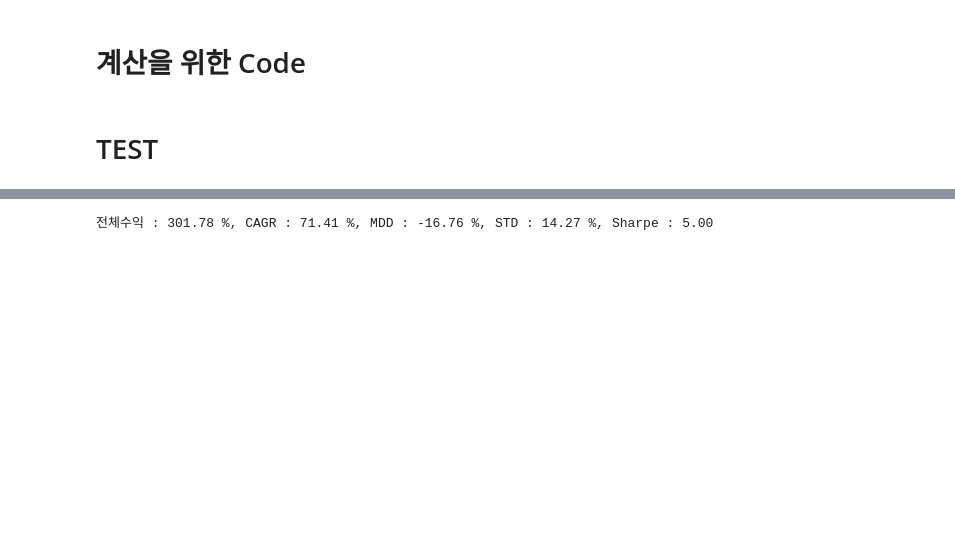
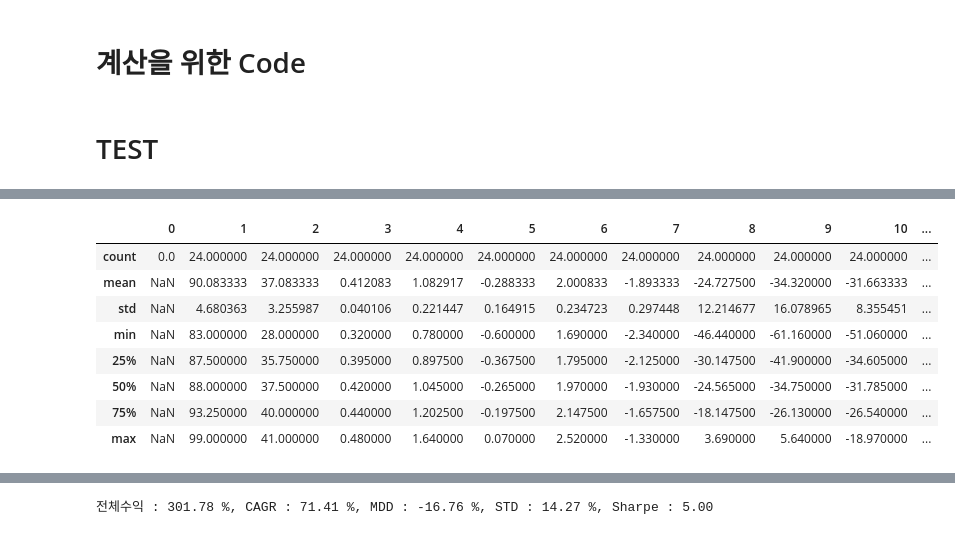
Before and after one commit to malkovich0/trading1, a Jupyter notebook: Backtest/Volatility Breakout.ipynb, the cells around one changed output, grey strips where cells are left out. Drawn from its saved outputs; the diff is of its cells as text; code cells hidden in the pictures; blank space fills up the shorter version.

```diff
--- a/Backtest/Volatility Breakout.ipynb
+++ b/Backtest/Volatility Breakout.ipynb
@@ -596,6 +600,3 @@ class Strategy_Volatility(Strategy):
         return self.data_raw[['strategy_return','return','buy_entry','buy_exit']]
 # %% [markdown]
 # TEST
-# %%
-data_raw = data_raw.reset_index(drop=True)
-data_raw.index = data_raw.date
@@ -620,0 +607,28 @@ tickers = pyupbit.get_tickers(fiat="KRW")
+# %%
+date_start1 = datetime(2017,10,1)
+date_start2 = datetime(2022,1,1)
+date_end1 = datetime(2021,12,31)
+date_end2 = datetime(2022,8,31)
+coin_code = 'KRW-BTC'
+# start_time = 9
+test=[]
+for date_start, date_end in [(date_start1, date_end2), (date_start1, date_end1), (date_start2, date_end2)]:
+    case2.delete_log_result()
+    for start_time in range(24):
+        data_raw = define_data(date_start-relativedelta(days=10),date_end,coin_code,time_start=start_time,timeframe='hourly')
+
+        case2 = Backtest(data_raw, Strategy_Volatility, strategy_list=[f'stoploss, 1, 1, {start_time}'])
+        case2.trading_fee = 0.1
+        case2.cal_strategy()
+    #     case2.test_result['strategy_return'] = case2.test_result['return']
+    #     case2.test_result['buy_entry'] = 1
+    #     case2.test_result['buy_exit'] = 1
+        case2.test_result = case2.test_result.loc[date_start:date_end]
+        case2.cal_result()
+        case2.analyze_result_cont()
+        case2.analyze_result_ind()
+        case2.add_log_result()
+    test.append(dict_log_result)
+    _return_log_result()
+#         print(case2.analyze_result_cont())
+#         print(case2.analyze_result_ind())
@@ -620,0 +654,12 @@ tickers = pyupbit.get_tickers(fiat="KRW")
+# %%
+pd.DataFrame(test[2]).T.describe()
+# %% [output]
+|  | 0 | 1 | 2 | 3 | 4 | 5 | 6 | 7 | 8 | 9 | 10 | ... |
+| count | 0.0 | 24.000000 | 24.000000 | 24.000000 | 24.000000 | 24.000000 | 24.000000 | 24.000000 | 24.000000 | 24.000000 | 24.000000 | ... |
+| mean | NaN | 90.083333 | 37.083333 | 0.412083 | 1.082917 | -0.288333 | 2.000833 | -1.893333 | -24.727500 | -34.320000 | -31.663333 | ... |
+| std | NaN | 4.680363 | 3.255987 | 0.040106 | 0.221447 | 0.164915 | 0.234723 | 0.297448 | 12.214677 | 16.078965 | 8.355451 | ... |
+| min | NaN | 83.000000 | 28.000000 | 0.320000 | 0.780000 | -0.600000 | 1.690000 | -2.340000 | -46.440000 | -61.160000 | -51.060000 | ... |
+| 25% | NaN | 87.500000 | 35.750000 | 0.395000 | 0.897500 | -0.367500 | 1.795000 | -2.125000 | -30.147500 | -41.900000 | -34.605000 | ... |
+| 50% | NaN | 88.000000 | 37.500000 | 0.420000 | 1.045000 | -0.265000 | 1.970000 | -1.930000 | -24.565000 | -34.750000 | -31.785000 | ... |
+| 75% | NaN | 93.250000 | 40.000000 | 0.440000 | 1.202500 | -0.197500 | 2.147500 | -1.657500 | -18.147500 | -26.130000 | -26.540000 | ... |
+| max | NaN | 99.000000 | 41.000000 | 0.480000 | 1.640000 | 0.070000 | 2.520000 | -1.330000 | 3.690000 | 5.640000 | -18.970000 | ... |
```
Also changed, not shown: parts of 8 cells of this notebook, 5 other files.
